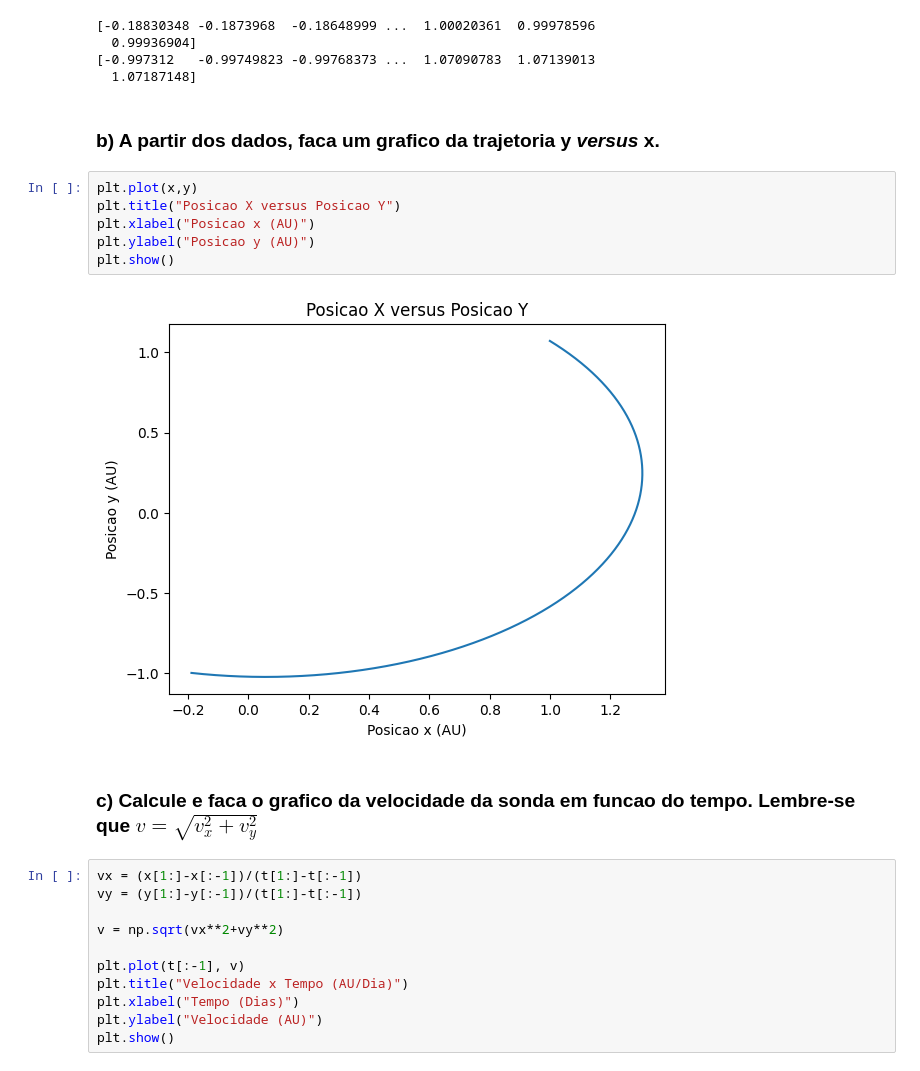
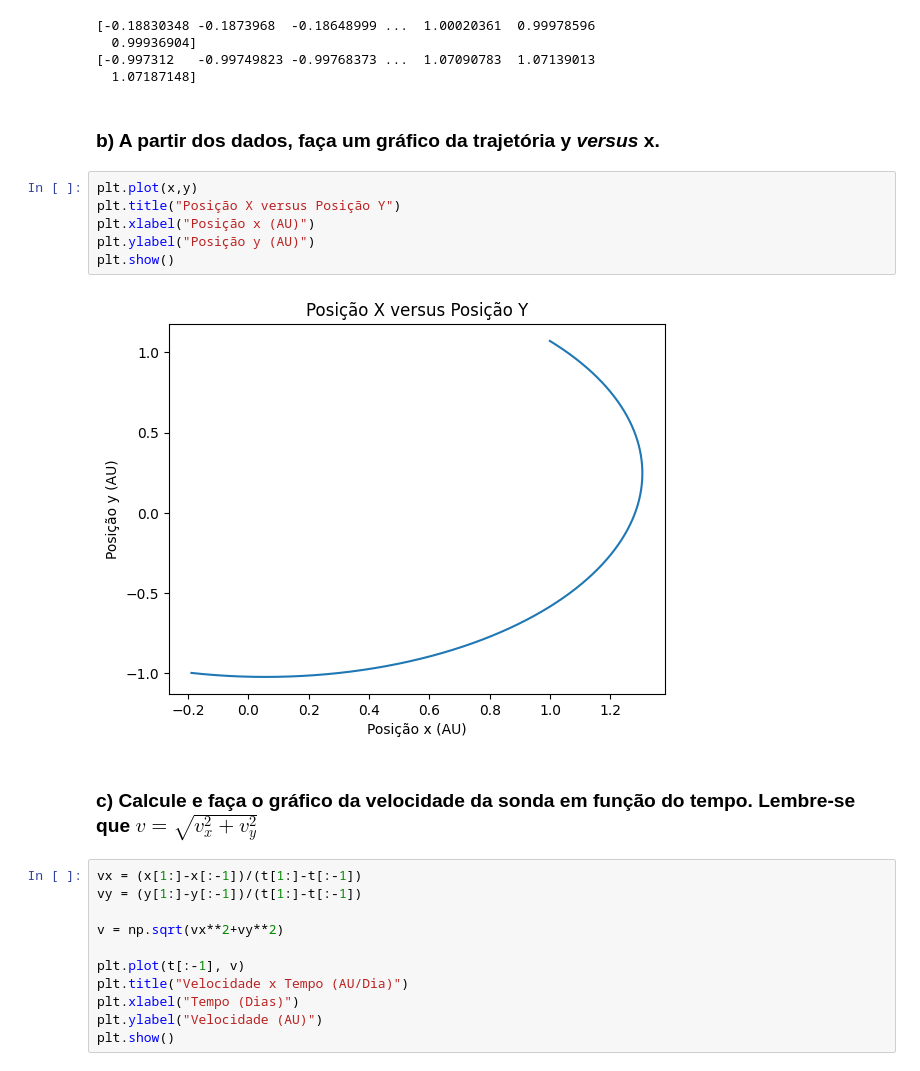
Before and after one commit to martinswagner021/prog, a Jupyter notebook: Fisica Computacional/P1.ipynb, the cells around one changed output. Drawn from its saved outputs; the diff is of its cells as text.

```diff
--- a/Fisica Computacional/P1.ipynb
+++ b/Fisica Computacional/P1.ipynb
@@ -27,17 +27,17 @@ print(y)
 [-0.997312   -0.99749823 -0.99768373 ...  1.07090783  1.07139013
   1.07187148]
 # %% [markdown]
-### b) A partir dos dados, faca um grafico da trajetoria y _versus_ x.
+### b) A partir dos dados, faça um gráfico da trajetória y _versus_ x.
 # %%
 plt.plot(x,y)
-plt.title("Posicao X versus Posicao Y")
-plt.xlabel("Posicao x (AU)")
-plt.ylabel("Posicao y (AU)")
+plt.title("Posição X versus Posição Y")
+plt.xlabel("Posição x (AU)")
+plt.ylabel("Posição y (AU)")
 plt.show()
 # %% [output]
-[figure, old version]
+[figure, new version]
 # %% [markdown]
-### c) Calcule e faca o grafico da velocidade da sonda em funcao do tempo. Lembre-se que $v=\sqrt{v_x^2+v_y^2}$
+### c) Calcule e faça o gráfico da velocidade da sonda em função do tempo. Lembre-se que $v=\sqrt{v_x^2+v_y^2}$
 # %%
 vx = (x[1:]-x[:-1])/(t[1:]-t[:-1])
 vy = (y[1:]-y[:-1])/(t[1:]-t[:-1])
```
Also changed, not shown: parts of 21 cells of this notebook, 1 other file.
